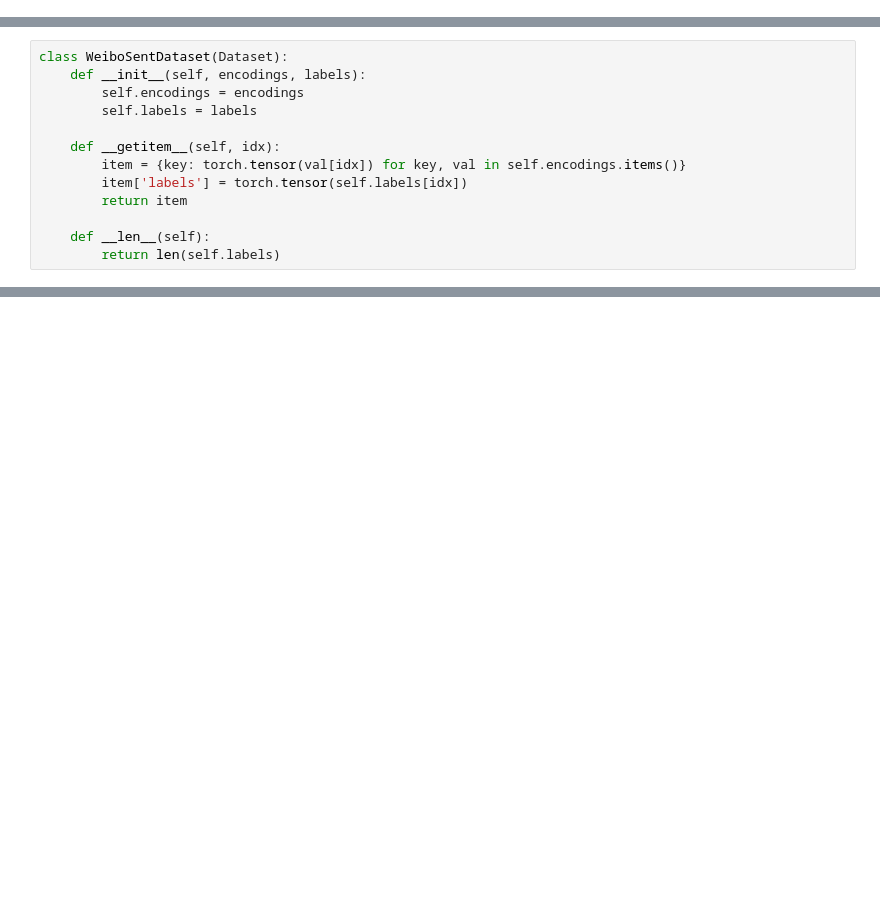
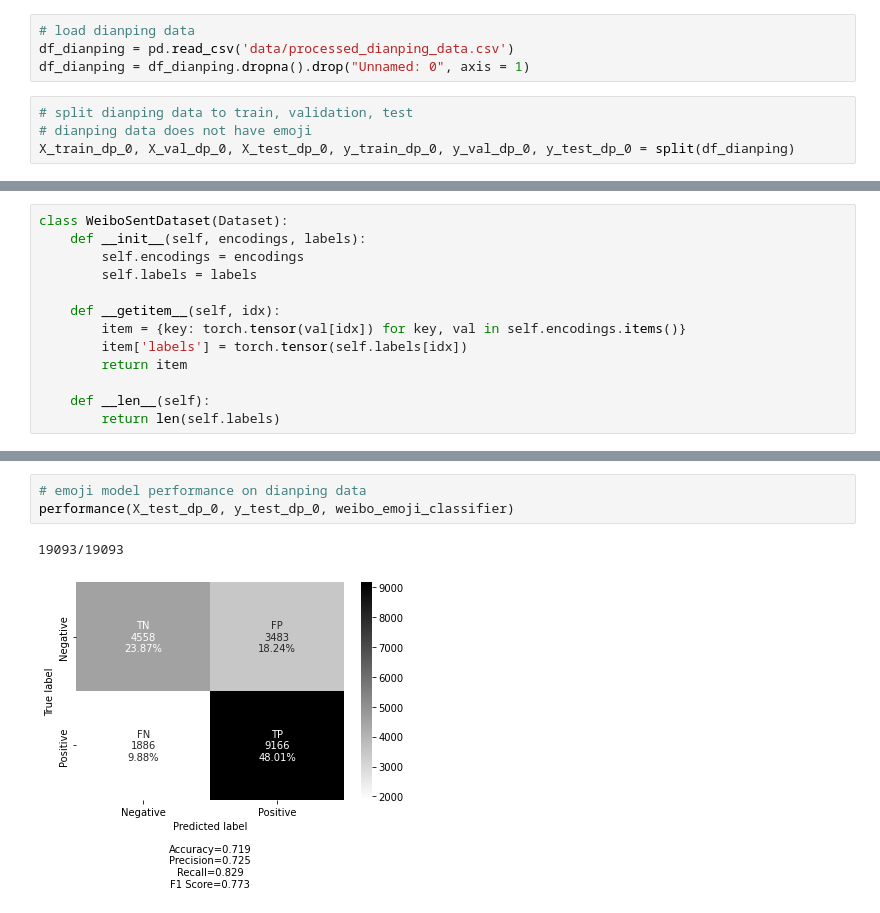
Before and after one commit to DS-GA-1012-Final-Project-Group-12/Emoji-Based-Chinese-Sentiment-Analysis, a Jupyter notebook: fine_tuning_roberta.ipynb, the cells around one changed output, grey strips where cells are left out. Drawn from its saved outputs; the diff is of its cells as text; blank space fills up the shorter version.

```diff
--- a/fine_tuning_roberta.ipynb
+++ b/fine_tuning_roberta.ipynb
@@ -83,0 +95,8 @@ X_train_2, X_val_2, X_test_2, y_train_2, y_val_2, y_test_2 = split(df_emoji, nee
+# %%
+# load dianping data
+df_dianping = pd.read_csv('data/processed_dianping_data.csv')
+df_dianping = df_dianping.dropna().drop("Unnamed: 0", axis = 1)
+# %%
+# split dianping data to train, validation, test
+# dianping data does not have emoji
+X_train_dp_0, X_val_dp_0, X_test_dp_0, y_train_dp_0, y_val_dp_0, y_test_dp_0 = split(df_dianping)
@@ -278,0 +375,6 @@ performance(X_test_2_filtered, y_test_2_filtered, classifier)
+# %%
+# emoji model performance on dianping data
+performance(X_test_dp_0, y_test_dp_0, weibo_emoji_classifier)
+# %% [output]
+19093/19093
+[figure, added]
```
Also changed, not shown: parts of 80 cells of this notebook, 1 other file.
